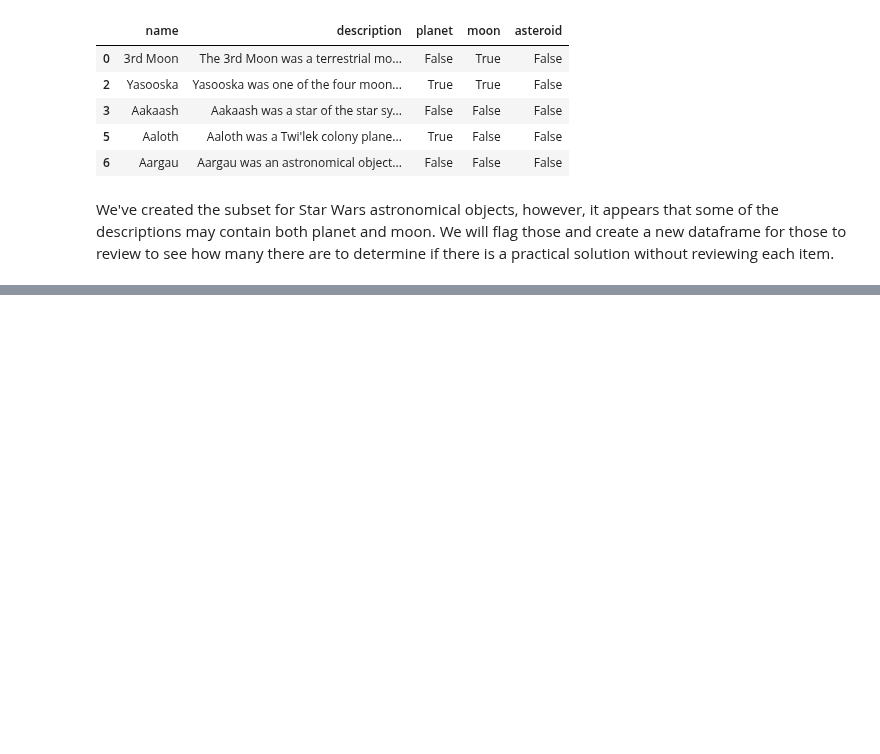
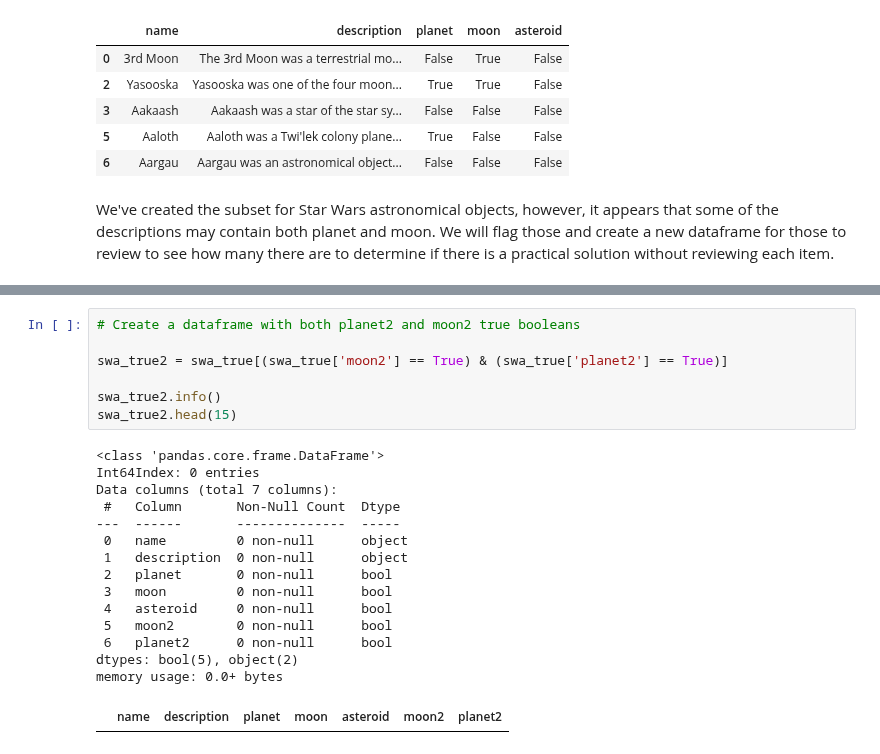
Before and after one commit to wesiswes629/wookiestapi, a Jupyter notebook: notebooks/all_astro.ipynb, the cells around one changed output, grey strips where cells are left out. Cells and saved outputs as stored; diff of their text form; blank space fills up the shorter version.

```diff
--- a/notebooks/all_astro.ipynb
+++ b/notebooks/all_astro.ipynb
@@ -254,0 +293,23 @@ memory usage: 5.3+ KB
+# %%
+# Create a dataframe with both planet2 and moon2 true booleans
+
+swa_true2 = swa_true[(swa_true['moon2'] == True) & (swa_true['planet2'] == True)]
+
+swa_true2.info()
+swa_true2.head(15)
+# %% [output]
+<class 'pandas.core.frame.DataFrame'>
+Int64Index: 0 entries
+Data columns (total 7 columns):
+ #   Column       Non-Null Count  Dtype
+---  ------       --------------  -----
+ 0   name         0 non-null      object
+ 1   description  0 non-null      object
+ 2   planet       0 non-null      bool
+ 3   moon         0 non-null      bool
+ 4   asteroid     0 non-null      bool
+ 5   moon2        0 non-null      bool
+ 6   planet2      0 non-null      bool
+dtypes: bool(5), object(2)
+memory usage: 0.0+ bytes
+|  | name | description | planet | moon | asteroid | moon2 | planet2 |
```
Also changed, not shown: parts of 12 cells of this notebook.
